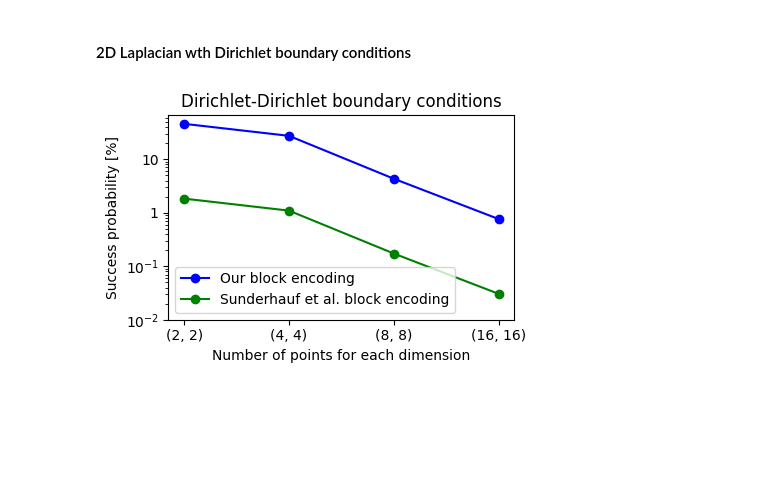
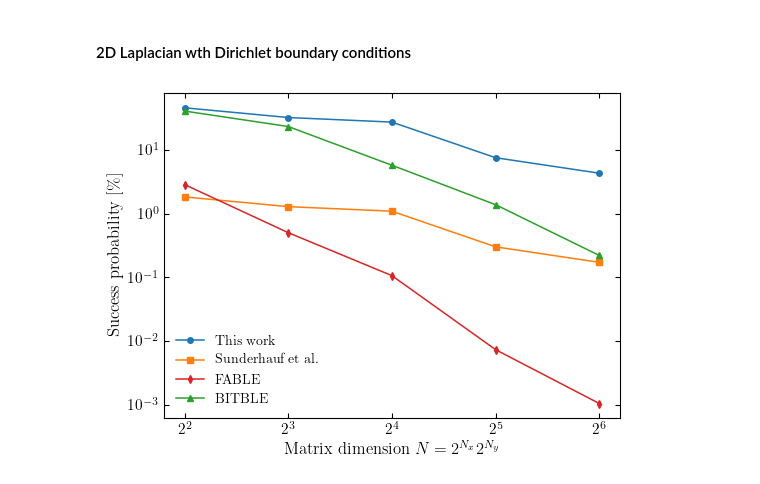
Before and after one commit to TDC28/laplacian_beqc, a Jupyter notebook: compare.ipynb, the cells around one changed output. Saved outputs shown, nothing was run; the diff lists cells and outputs as text; code cells hidden in the pictures; blank space fills up the shorter version.

```diff
--- a/compare.ipynb
+++ b/compare.ipynb
@@ -847,48 +1232,92 @@ plt.show()
 # %% [markdown]
 #### 2D Laplacian wth Dirichlet boundary conditions
 # %%
-nqs = list(range(1, 5))
-n_points = 2 ** (2 * np.array(nqs))
+nqs = list(range(2, 7))
+npoints = 2 ** np.array(nqs)
 
 sprob_our_be_2d_dbc = []
 sprob_sunderhauf_be_2d_dbc = []
 sprob_fable_2d_dbc = []
+sprob_bitble_2d_dbc = []
 
-for i in range(len(nqs)):
-    nq = nqs[i]
-    x = np.linspace(0, 1, 2**nq, endpoint=False)
-    v_normed = prepare_v_vector([nq, nq], v_2d)
+for nq in nqs:
+    nq1, nq2 = nq // 2, (nq + 1) // 2
+    deltas = [2**-nq1, 2**-nq2]
+    x = np.linspace(0, 1, 2**nq1, endpoint=False)
+    y = np.linspace(0, 1, 2**nq2, endpoint=False)
+    v_normed = prepare_v_vector([nq1, nq2], v_2d, deltas)
+    lap_mat = generate_laplacian([2**nq1, 2**nq2], deltas, analytic_normalize=True)
 
     # Our block encoding
-    qc = generate_laplacian_block_encoding([nq, nq], vs=v_normed)
-    unitary = get_circuit_unitary(qc, [nq, nq])
+    qc = generate_laplacian_block_encoding([nq1, nq2], deltas=deltas, vs=v_normed)
+    unitary = get_circuit_unitary(qc, [nq1, nq2])
     sprob_our_be_2d_dbc.append(100 * np.linalg.norm(unitary[:, 0]) ** 2)
 
     # Sunderhauf et al.
-    qc_sunderhauf_be = sunderhauf_block_encoding(2**nq, 2**nq, generate_laplacian((2**nq, 2**nq), analytic_normalize=True), v_normed)
-    unitary = get_circuit_unitary(qc_sunderhauf_be, [nq, nq])
+    qc_sunderhauf_be = sunderhauf_block_encoding(2**nq1, 2**nq2, lap_mat, v_normed)
+    unitary = get_circuit_unitary(qc_sunderhauf_be, [nq1, nq2])
     sprob_sunderhauf_be_2d_dbc.append(100 * np.linalg.norm(unitary[:, 0]) ** 2)
 
+    # FABLE
+    qc_fable, _ = fable(lap_mat.toarray(), 0)
+    qc = QuantumCircuit(2 * nq + 1)
+    qc.append(StatePreparation(v_normed), range(nq))
+    qc.append(qc_fable, qc.qubits)
+    qc.save_unitary()
+    unitary = get_circuit_unitary(qc, [nq1, nq2])
+    sprob_fable_2d_dbc.append(100 * np.linalg.norm(unitary[:, 0]) ** 2)
 
-plt.figure(figsize=(5, 4))
-plt.plot(n_points, sprob_our_be_2d_dbc, "o-", color="blue", label="Our block encoding")
-plt.plot(n_points, sprob_sunderhauf_be_2d_dbc, "o-", color="green", label="Sunderhauf et al. block encoding")
-
-plt.xscale("log")
-plt.xticks([4, 16, 64, 256], ["(2, 2)", "(4, 4)", "(8, 8)", "(16, 16)"])
-plt.tick_params(axis='x', which='minor', bottom=False)
-plt.xlabel("Number of points for each dimension")
-
-plt.yscale("log")
-y_ticks = [10**(-i) for i in range(-1, 3)]
-y_labels = ["10", "1"] + [f"$10^{{{-i}}}$" for i in range(1, 3)]
-plt.yticks(y_ticks, y_labels)
-plt.ylabel("Success probability [%]")
+    # BITBLE
+    qc = QuantumCircuit(2 * nq)
+    qc.append(StatePreparation(v_normed), range(nq))
+    qc_bitble = load(f"bitble_circuits/2d/dd/bitble1_{nq}qubits.qasm").reverse_bits()
+    qc.append(qc_bitble, qc.qubits)
+    qc.save_unitary()
+    unitary = get_circuit_unitary(qc, [nq1, nq2])
+    sprob_bitble_2d_dbc.append(100 * np.linalg.norm(unitary[:, 0]) ** 2)
 
 
-plt.title("Dirichlet-Dirichlet boundary conditions")
-plt.legend()
+fig, ax = plt.subplots(figsize=(5.5, 4))
+
+# -------------------------------------------------
+# Plot all four methods
+# -------------------------------------------------
+ax.plot(npoints, sprob_our_be_2d_dbc,
+        marker=markers["ours"], color=colors["ours"], label="This work")
+
+ax.plot(npoints, sprob_sunderhauf_be_2d_dbc,
+        marker=markers["sunderhauf"], color=colors["sunderhauf"],
+        label="Sunderhauf et al.")
+
+ax.plot(npoints, sprob_fable_2d_dbc,
+        marker=markers["fable"], color=colors["fable"],
+        label="FABLE")
+
+ax.plot(npoints, sprob_bitble_2d_dbc,
+        marker=markers["bitble"], color=colors["bitble"],
+        label="BITBLE")
+
+# -------------------------------------------------
+# Axis formatting
+# -------------------------------------------------
+ax.set_xscale("log", base=2)
+ax.set_yscale("log")
+
+ax.set_xlabel(r"Matrix dimension $N=2^{N_x} 2^{N_y}$")
+ax.set_ylabel(r"Success probability [\%]")
+
+ax.grid(False)
+ax.tick_params(direction="in", which="both", top=True, right=True)
+ax.xaxis.set_minor_locator(mpl.ticker.NullLocator())
+ax.yaxis.set_minor_locator(mpl.ticker.NullLocator())
+
+# -------------------------------------------------
+# Legend
+# -------------------------------------------------
+ax.legend(frameon=False)
+
 plt.tight_layout()
+plt.savefig("figs/2d_dd_success_probability.png", bbox_inches="tight", dpi=1200)
 plt.show()
 # %% [output]
-[figure, old version]
+[figure, new version]
```
Also changed, not shown: parts of 23 cells of this notebook, 6 other files.
